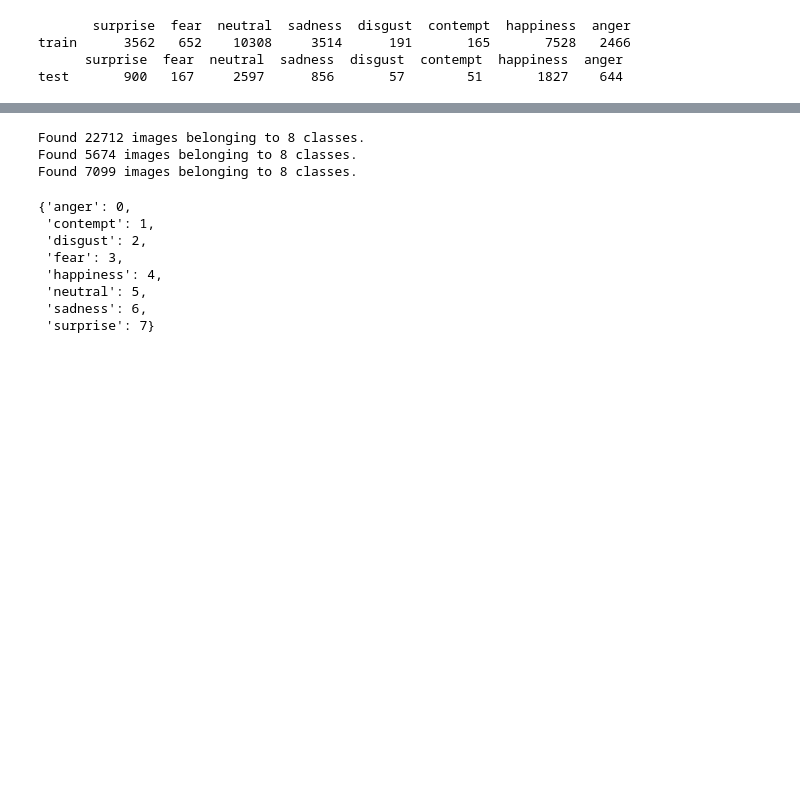
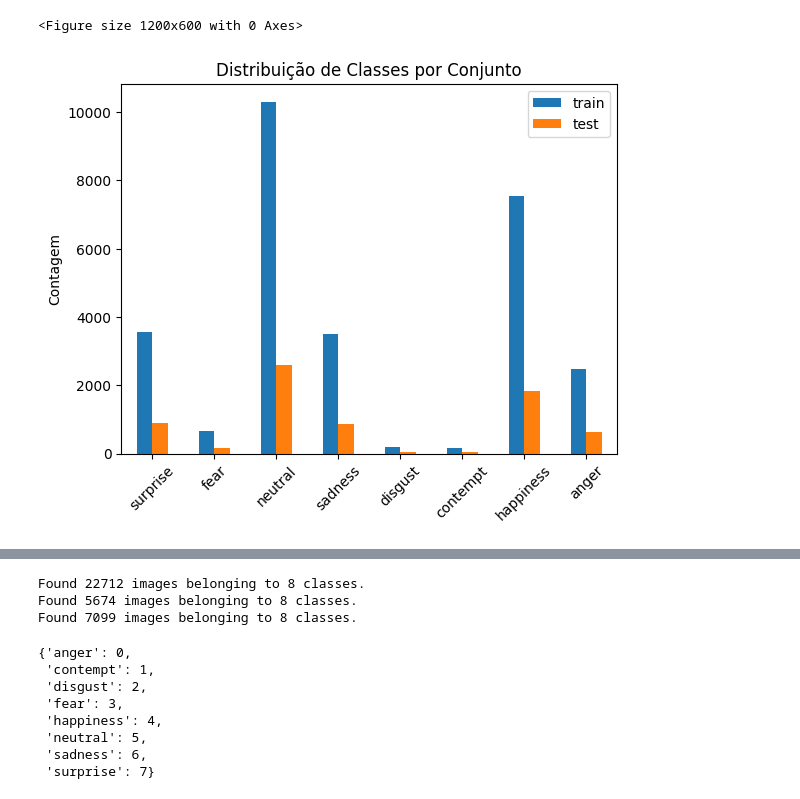
Before and after one commit to limawill/reconhecimento_caracteristicas_humanas, a Jupyter notebook: CNNs/tcc-humor.ipynb, the cells around one changed output, grey strips where cells are left out. Cells and saved outputs as stored; diff of their text form; code cells hidden in the pictures; blank space fills up the shorter version.

```diff
--- a/CNNs/tcc-humor.ipynb
+++ b/CNNs/tcc-humor.ipynb
@@ -63,21 +112,14 @@ libs para o modelo EfficientNetB0 carregado!
 # %%
-def count_exp(path, dataset_name):
-    counts = {emotion: len(os.listdir(os.path.join(path, emotion)))
-              for emotion in os.listdir(path)}
-    return pd.DataFrame(counts, index=[dataset_name])
-
 # Plotagem melhorada
 plt.figure(figsize=(12, 6))
-pd.concat([count_exp(train_dir, 'train'), count_exp(test_dir, 'test')]).T.plot(kind='bar')
+pd.concat([count_exp(train_dir, 'train'), count_exp(teste_dir, 'test')]).T.plot(kind='bar')
 plt.title('Distribuição de Classes por Conjunto')
 plt.ylabel('Contagem')
 plt.xticks(rotation=45)
 plt.show()
 # %% [output]
-       surprise  fear  neutral  sadness  disgust  contempt  happiness  anger
-train      3562   652    10308     3514      191       165       7528   2466
-      surprise  fear  neutral  sadness  disgust  contempt  happiness  anger
-test       900   167     2597      856       57        51       1827    644
+<Figure size 1200x600 with 0 Axes>
+[figure, added]
 # %%
 plt.figure(figsize=(15, 6))
 emotions = os.listdir(train_dir)
```
Also changed, not shown: parts of 9 cells of this notebook, 3 other files.
